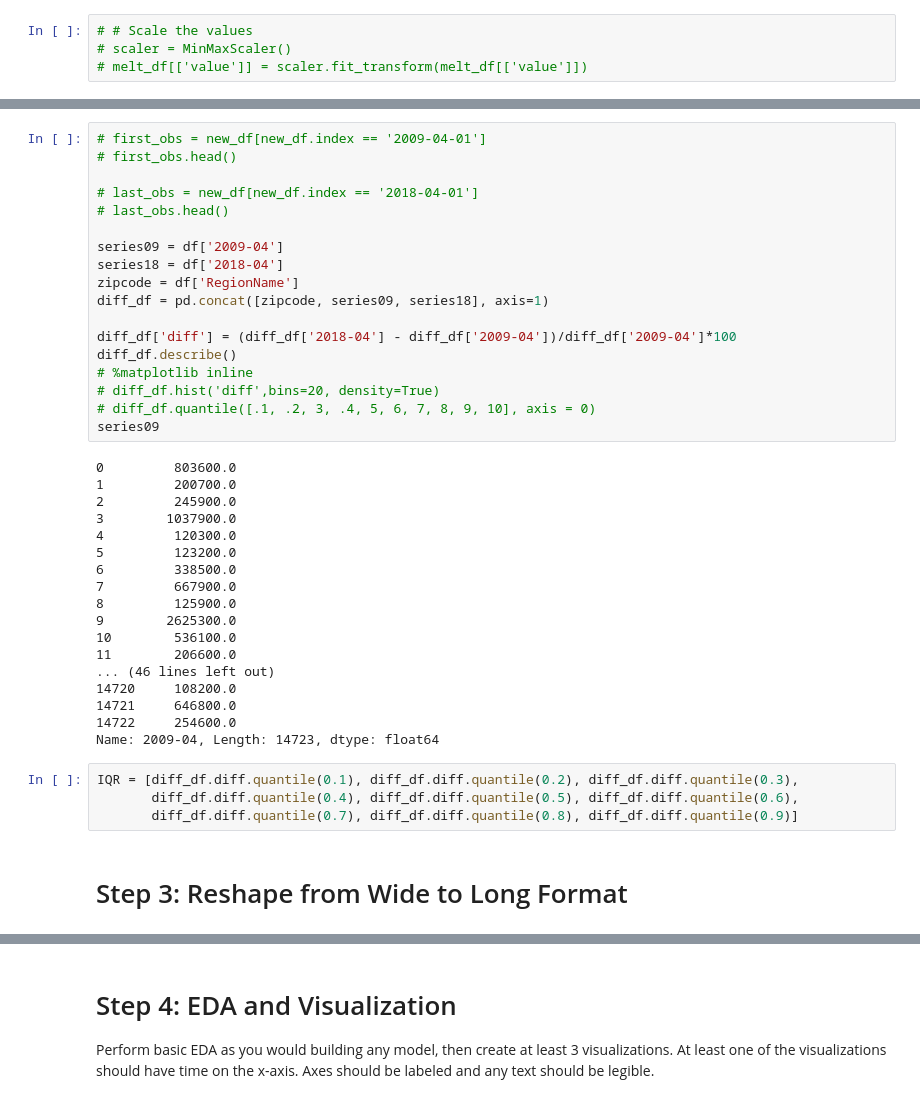
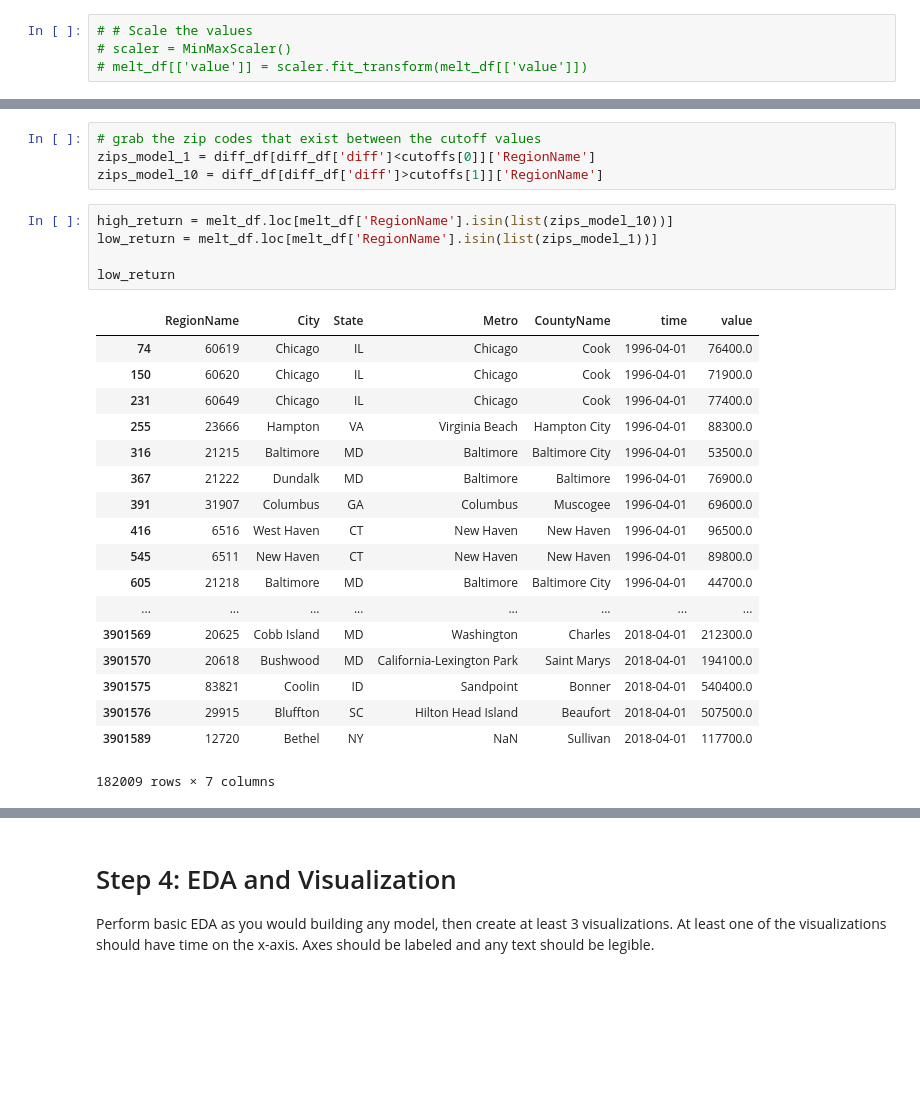
Before and after one commit to krbarounis/Zillow-Project, a Jupyter notebook: mod_4_starter_notebook.ipynb, the cells around one changed output, grey strips where cells are left out. Drawn from its saved outputs; the diff is of its cells as text; blank space fills up the shorter version.

```diff
--- a/mod_4_starter_notebook.ipynb
+++ b/mod_4_starter_notebook.ipynb
@@ -103,42 +108,28 @@ new_df.head()
-# %%
-# first_obs = new_df[new_df.index == '2009-04-01']
-# first_obs.head()
-
-# last_obs = new_df[new_df.index == '2018-04-01']
-# last_obs.head()
-
-series09 = df['2009-04']
-series18 = df['2018-04']
-zipcode = df['RegionName']
-diff_df = pd.concat([zipcode, series09, series18], axis=1)
-
-diff_df['diff'] = (diff_df['2018-04'] - diff_df['2009-04'])/diff_df['2009-04']*100
-diff_df.describe()
-# %matplotlib inline
-# diff_df.hist('diff',bins=20, density=True)
-# diff_df.quantile([.1, .2, 3, .4, 5, 6, 7, 8, 9, 10], axis = 0)
-series09
-# %% [output]
-0         803600.0
-1         200700.0
-2         245900.0
-3        1037900.0
-4         120300.0
-5         123200.0
-6         338500.0
-7         667900.0
-8         125900.0
-9        2625300.0
-10        536100.0
-11        206600.0
-... (46 lines left out)
-14720     108200.0
-14721     646800.0
-14722     254600.0
-Name: 2009-04, Length: 14723, dtype: float64
-# %%
-IQR = [diff_df.diff.quantile(0.1), diff_df.diff.quantile(0.2), diff_df.diff.quantile(0.3),
-       diff_df.diff.quantile(0.4), diff_df.diff.quantile(0.5), diff_df.diff.quantile(0.6),
-       diff_df.diff.quantile(0.7), diff_df.diff.quantile(0.8), diff_df.diff.quantile(0.9)]
-# %% [markdown]
-# Step 3: Reshape from Wide to Long Format
+# %%
+# grab the zip codes that exist between the cutoff values
+zips_model_1 = diff_df[diff_df['diff']<cutoffs[0]]['RegionName']
+zips_model_10 = diff_df[diff_df['diff']>cutoffs[1]]['RegionName']
+# %%
+high_return = melt_df.loc[melt_df['RegionName'].isin(list(zips_model_10))]
+low_return = melt_df.loc[melt_df['RegionName'].isin(list(zips_model_1))]
+
+low_return
+# %% [output]
+|  | RegionName | City | State | Metro | CountyName | time | value |
+| 74 | 60619 | Chicago | IL | Chicago | Cook | 1996-04-01 | 76400.0 |
+| 150 | 60620 | Chicago | IL | Chicago | Cook | 1996-04-01 | 71900.0 |
+| 231 | 60649 | Chicago | IL | Chicago | Cook | 1996-04-01 | 77400.0 |
+| 255 | 23666 | Hampton | VA | Virginia Beach | Hampton City | 1996-04-01 | 88300.0 |
+| 316 | 21215 | Baltimore | MD | Baltimore | Baltimore City | 1996-04-01 | 53500.0 |
+| 367 | 21222 | Dundalk | MD | Baltimore | Baltimore | 1996-04-01 | 76900.0 |
+| 391 | 31907 | Columbus | GA | Columbus | Muscogee | 1996-04-01 | 69600.0 |
+| 416 | 6516 | West Haven | CT | New Haven | New Haven | 1996-04-01 | 96500.0 |
+| 545 | 6511 | New Haven | CT | New Haven | New Haven | 1996-04-01 | 89800.0 |
+| 605 | 21218 | Baltimore | MD | Baltimore | Baltimore City | 1996-04-01 | 44700.0 |
+| ... | ... | ... | ... | ... | ... | ... | ... |
+| 3901569 | 20625 | Cobb Island | MD | Washington | Charles | 2018-04-01 | 212300.0 |
+| 3901570 | 20618 | Bushwood | MD | California-Lexington Park | Saint Marys | 2018-04-01 | 194100.0 |
+| 3901575 | 83821 | Coolin | ID | Sandpoint | Bonner | 2018-04-01 | 540400.0 |
+| 3901576 | 29915 | Bluffton | SC | Hilton Head Island | Beaufort | 2018-04-01 | 507500.0 |
+| 3901589 | 12720 | Bethel | NY | NaN | Sullivan | 2018-04-01 | 117700.0 |
+182009 rows × 7 columns
```
Also changed, not shown: parts of 21 cells of this notebook.
